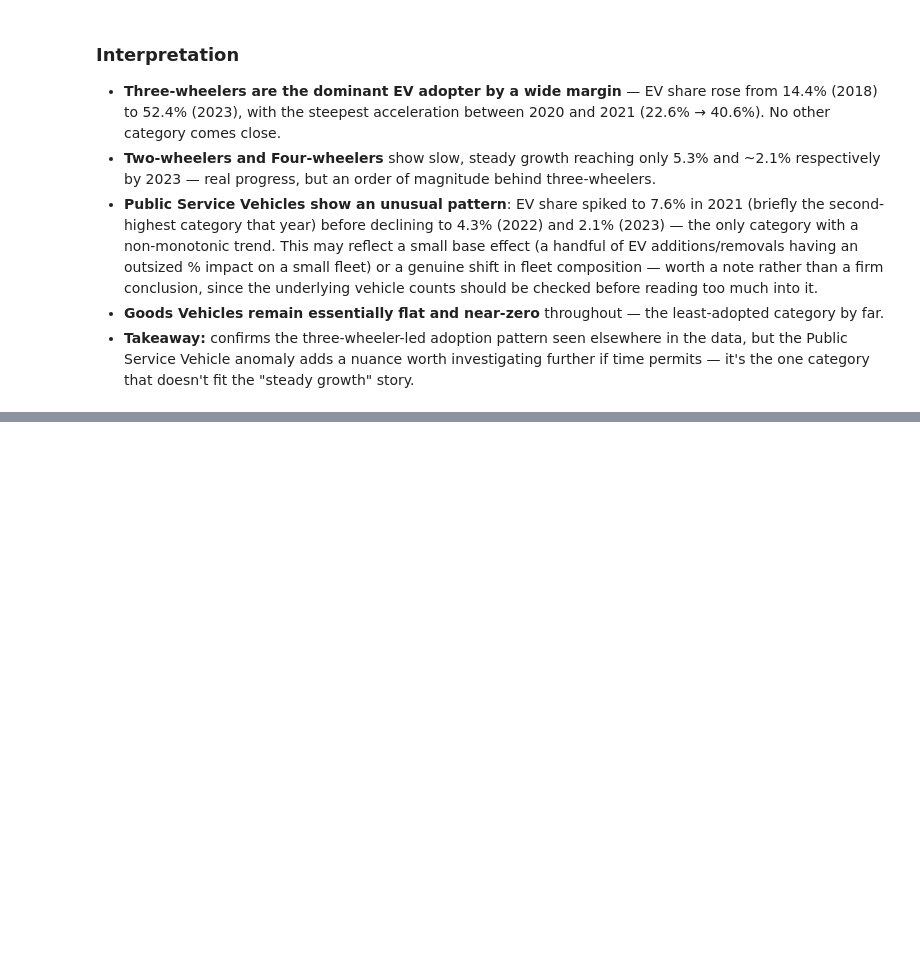
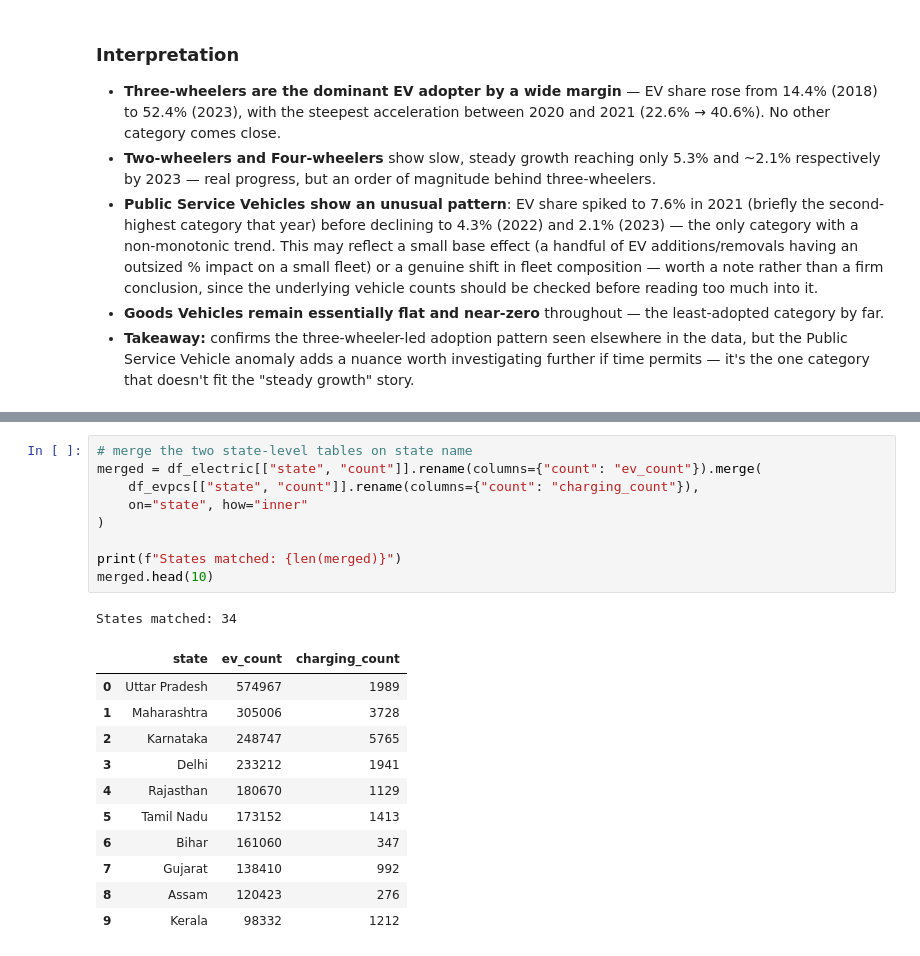
Before and after one commit to RitikaSen27/Automobile-sales-and-EV-adoption-trends, a Jupyter notebook: ev_analysis.ipynb, the cells around one changed output, grey strips where cells are left out. Saved outputs shown, nothing was run; the diff lists cells and outputs as text; blank space fills up the shorter version.

```diff
--- a/ev_analysis.ipynb
+++ b/ev_analysis.ipynb
@@ -168,0 +199,22 @@ plt.show()
+# %%
+# merge the two state-level tables on state name
+merged = df_electric[["state", "count"]].rename(columns={"count": "ev_count"}).merge(
+    df_evpcs[["state", "count"]].rename(columns={"count": "charging_count"}),
+    on="state", how="inner"
+)
+
+print(f"States matched: {len(merged)}")
+merged.head(10)
+# %% [output]
+States matched: 34
+|  | state | ev_count | charging_count |
+| 0 | Uttar Pradesh | 574967 | 1989 |
+| 1 | Maharashtra | 305006 | 3728 |
+| 2 | Karnataka | 248747 | 5765 |
+| 3 | Delhi | 233212 | 1941 |
+| 4 | Rajasthan | 180670 | 1129 |
+| 5 | Tamil Nadu | 173152 | 1413 |
+| 6 | Bihar | 161060 | 347 |
+| 7 | Gujarat | 138410 | 992 |
+| 8 | Assam | 120423 | 276 |
+| 9 | Kerala | 98332 | 1212 |
```
Also changed, not shown: parts of 4 cells of this notebook.
